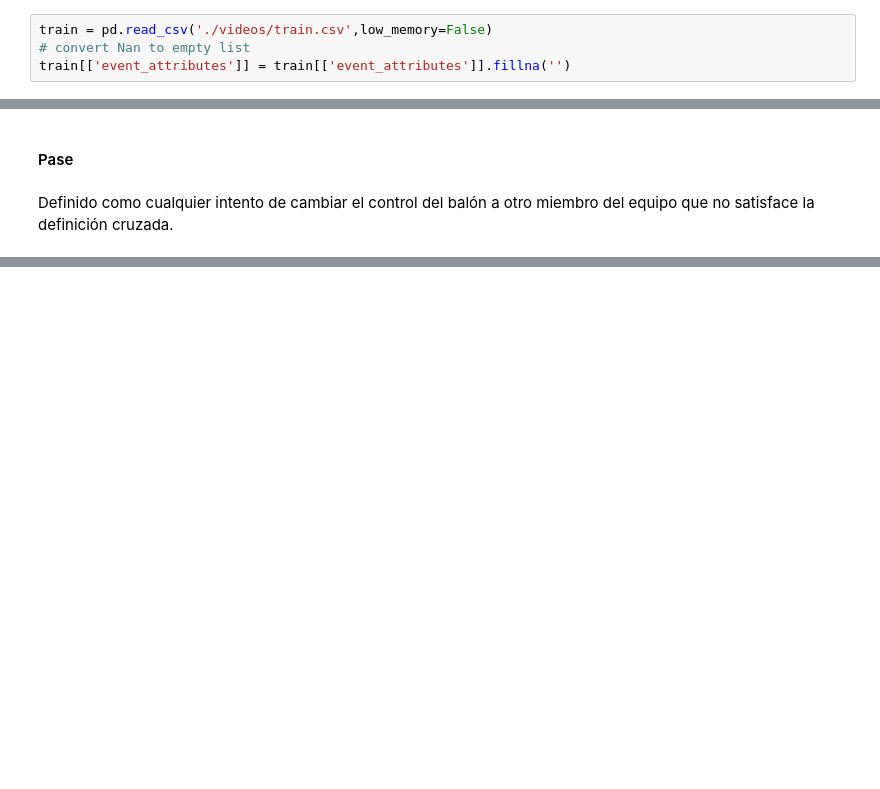
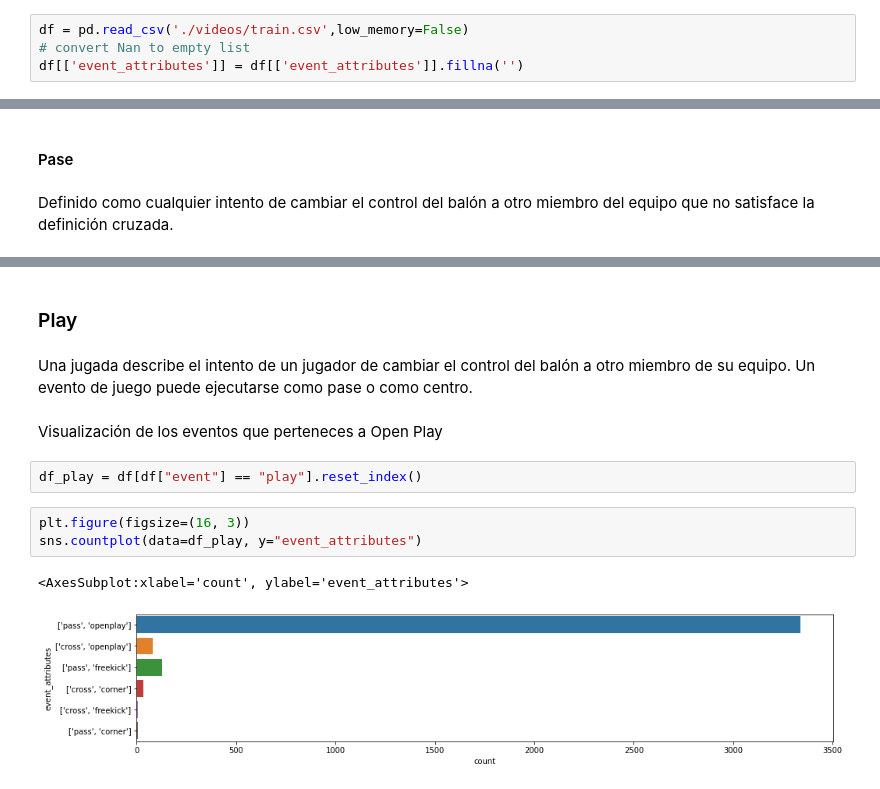
Before and after one commit to Mar19845/detection_passes_football, a Jupyter notebook: Proyecto_DS.ipynb, the cells around one changed output, grey strips where cells are left out. Cells and saved outputs as stored; diff of their text form; blank space fills up the shorter version.

Commit message:
add videos

```diff
--- a/Proyecto_DS.ipynb
+++ b/Proyecto_DS.ipynb
@@ -68,7 +68,7 @@ from pandas_profiling import ProfileReport
 # %%
 pd.set_option("display.max_columns", None)
 # %%
-train = pd.read_csv('./videos/train.csv',low_memory=False)
+df = pd.read_csv('./videos/train.csv',low_memory=False)
 # convert Nan to empty list
-train[['event_attributes']] = train[['event_attributes']].fillna('')
+df[['event_attributes']] = df[['event_attributes']].fillna('')
 # %%
@@ -177,0 +183,14 @@ print(os.listdir("../detection_passes_football/videos/"))
+# %% [markdown]
+### Play
+# %% [markdown]
+Una jugada describe el intento de un jugador de cambiar el control del balón a otro miembro de su equipo. Un evento de juego puede ejecutarse como pase o como centro.
+# %% [markdown]
+Visualización de los eventos que perteneces a Open Play
+# %%
+df_play = df[df["event"] == "play"].reset_index()
+# %%
+plt.figure(figsize=(16, 3))
+sns.countplot(data=df_play, y="event_attributes")
+# %% [output]
+<AxesSubplot:xlabel='count', ylabel='event_attributes'>
+[figure, added]
```
Also changed, not shown: parts of 41 cells of this notebook, 11 other files.
